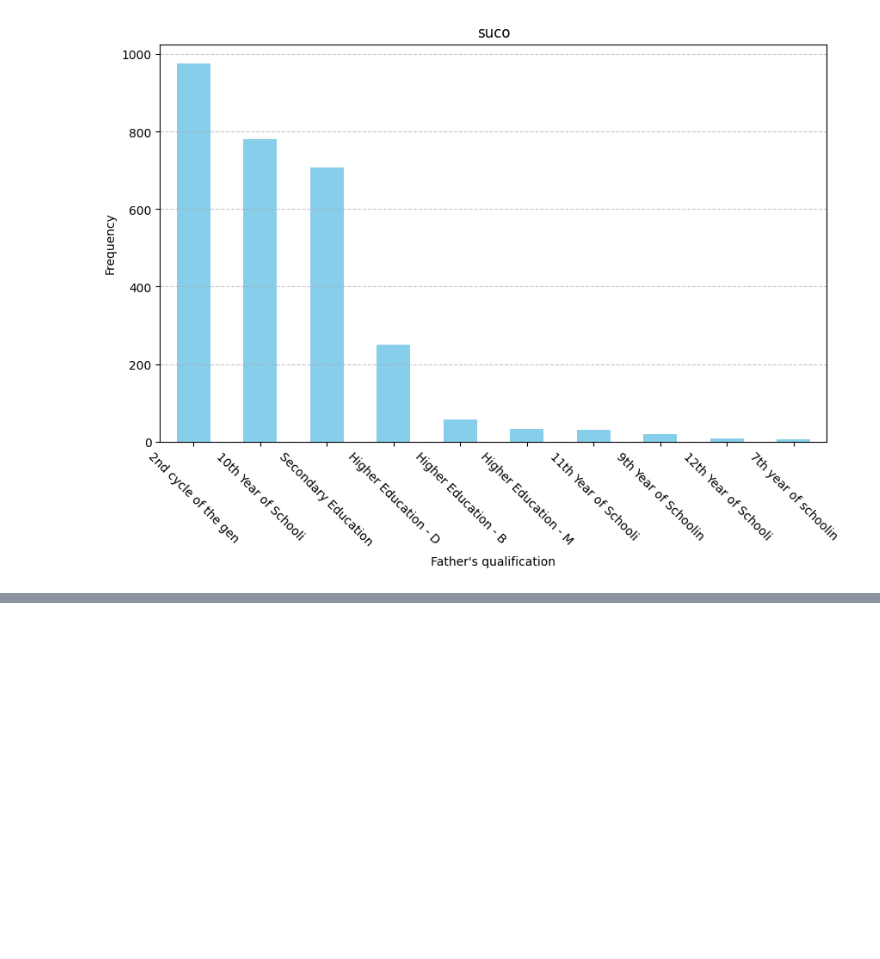
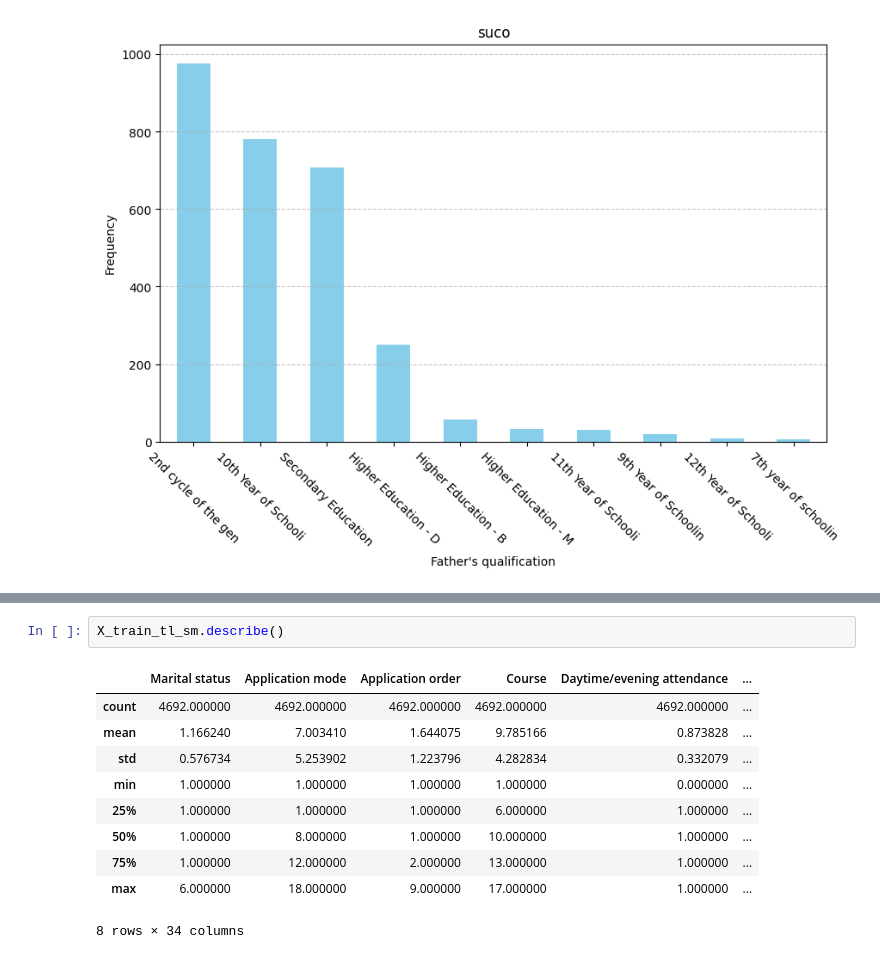
Before and after one commit to felmateos/student-dropout-prediction, a Jupyter notebook: main_FC.ipynb, the cells around one changed output, grey strips where cells are left out. Drawn from its saved outputs; the diff is of its cells as text; blank space fills up the shorter version.

```diff
--- a/main.ipynb
+++ b/main_FC.ipynb
@@ -157,0 +231,13 @@ plot_freq(X_train, 'Father\'s qualification', father_quali_legend, plt)
+# %%
+X_train_tl_sm.describe()
+# %% [output]
+|  | Marital status | Application mode | Application order | Course | Daytime/evening attendance | ... |
+| count | 4692.000000 | 4692.000000 | 4692.000000 | 4692.000000 | 4692.000000 | ... |
+| mean | 1.166240 | 7.003410 | 1.644075 | 9.785166 | 0.873828 | ... |
+| std | 0.576734 | 5.253902 | 1.223796 | 4.282834 | 0.332079 | ... |
+| min | 1.000000 | 1.000000 | 1.000000 | 1.000000 | 0.000000 | ... |
+| 25% | 1.000000 | 1.000000 | 1.000000 | 6.000000 | 1.000000 | ... |
+| 50% | 1.000000 | 8.000000 | 1.000000 | 10.000000 | 1.000000 | ... |
+| 75% | 1.000000 | 12.000000 | 2.000000 | 13.000000 | 1.000000 | ... |
+| max | 6.000000 | 18.000000 | 9.000000 | 17.000000 | 1.000000 | ... |
+8 rows × 34 columns
```
Also changed, not shown: parts of 14 cells of this notebook, 4 other files.
